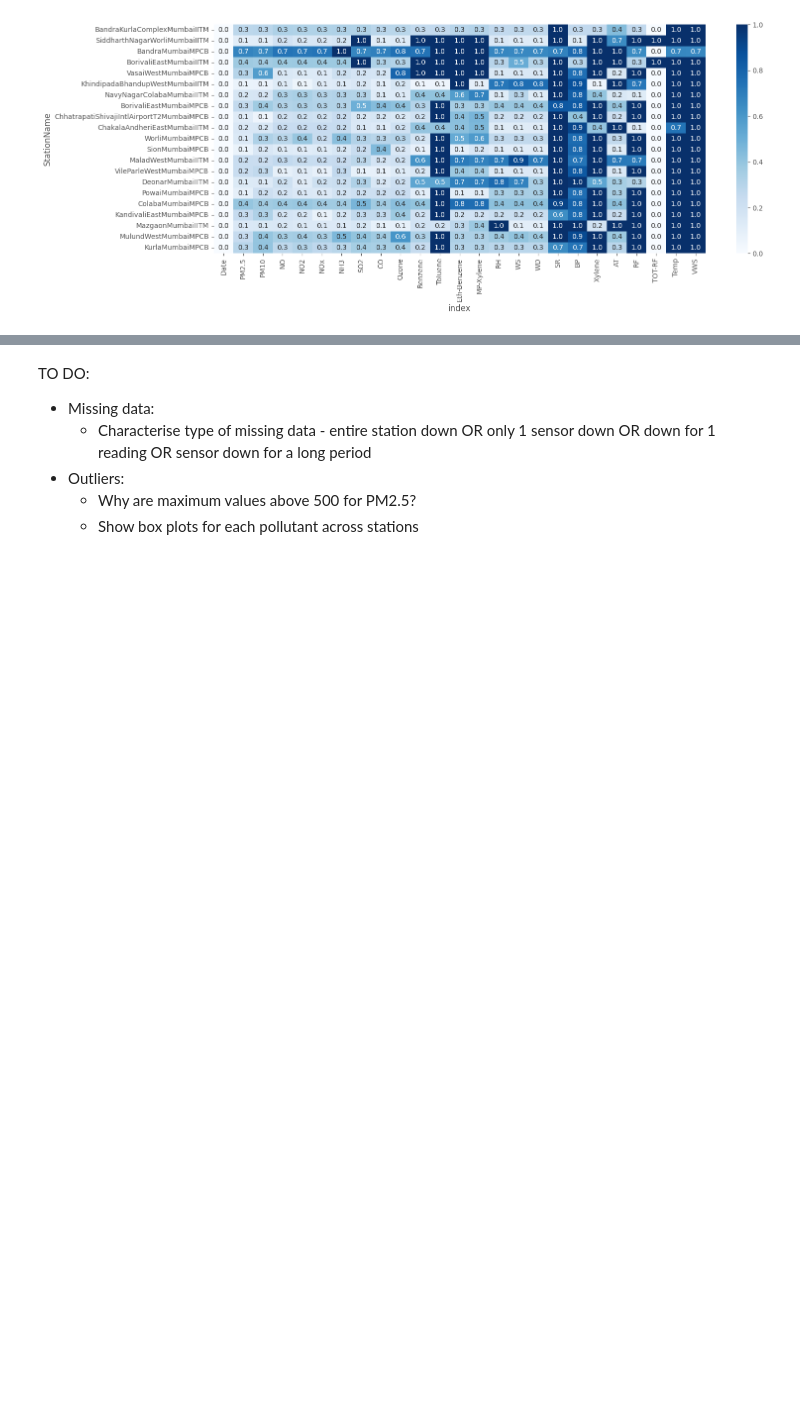
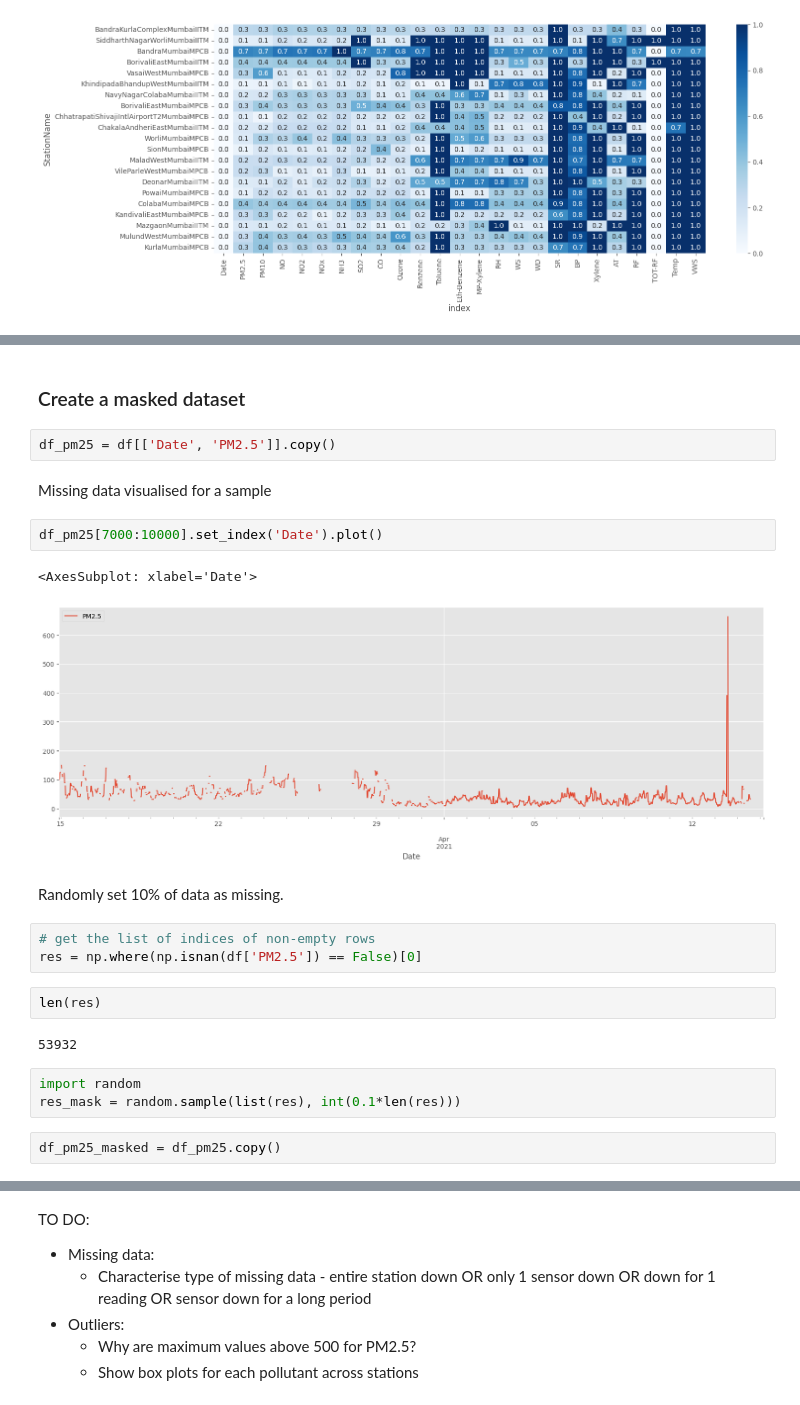
Before and after one commit to OmdenaAI/omdena-mumbai-chapter-air-quality, a Jupyter notebook: src/tasks/task-2-eda/cpcb_data_eda.ipynb, the cells around one changed output, grey strips where cells are left out. Saved outputs shown, nothing was run; the diff lists cells and outputs as text; blank space fills up the shorter version.

```diff
--- a/src/tasks/task-2-eda/cpcb_data_eda.ipynb
+++ b/src/tasks/task-2-eda/cpcb_data_eda.ipynb
@@ -271,0 +308,25 @@ plt.show()
+# %% [markdown]
+### Create a masked dataset
+# %%
+df_pm25 = df[['Date', 'PM2.5']].copy()
+# %% [markdown]
+Missing data visualised for a sample
+# %%
+df_pm25[7000:10000].set_index('Date').plot()
+# %% [output]
+<AxesSubplot: xlabel='Date'>
+[figure, added]
+# %% [markdown]
+Randomly set 10% of data as missing.
+# %%
+# get the list of indices of non-empty rows
+res = np.where(np.isnan(df['PM2.5']) == False)[0]
+# %%
+len(res)
+# %% [output]
+53932
+# %%
+import random
+res_mask = random.sample(list(res), int(0.1*len(res)))
+# %%
+df_pm25_masked = df_pm25.copy()
```
Also changed, not shown: parts of 33 cells of this notebook.
